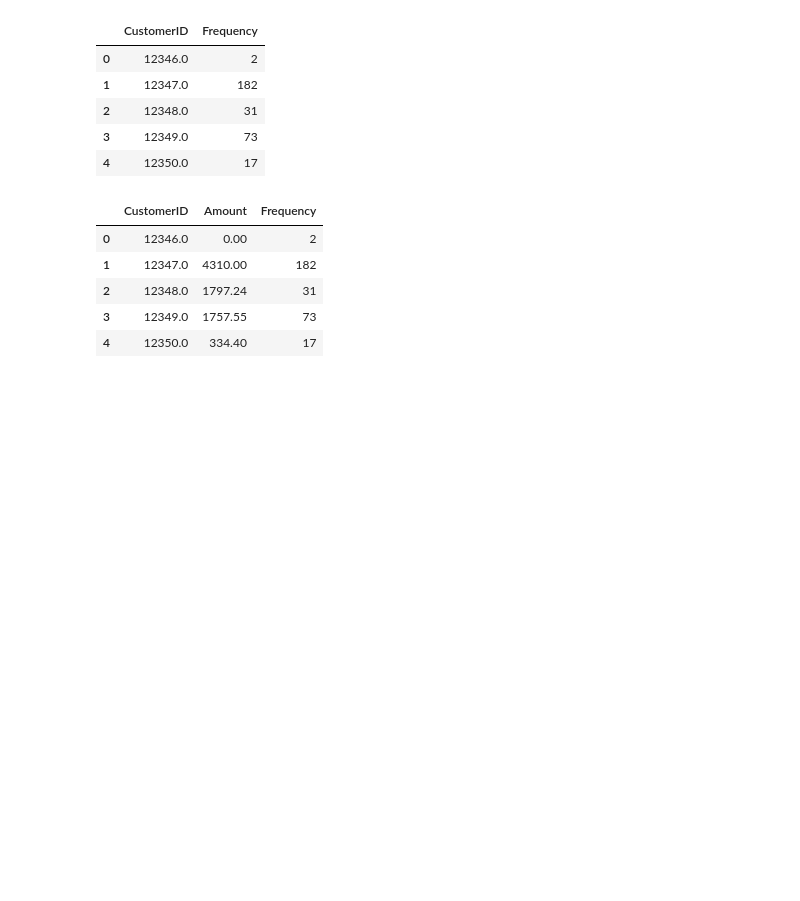
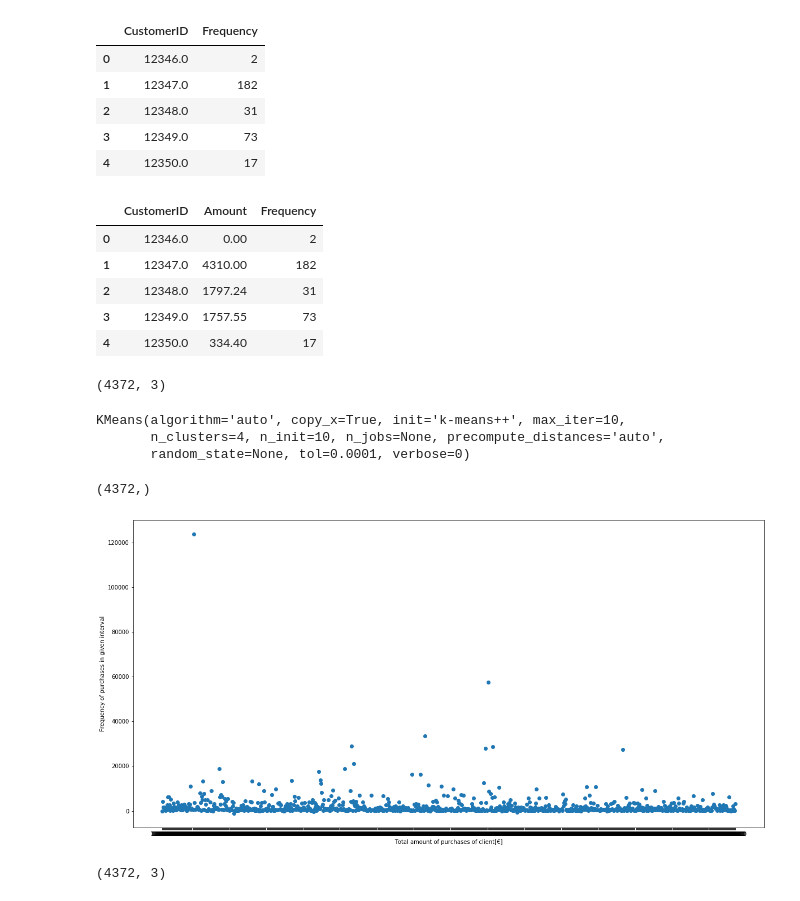
Before and after one commit to dennis-grinwald/tubddscourse, a Jupyter notebook: ml_part/day3_unsupervised/solutions_practice_clustering.ipynb, the cells around one changed output. Saved outputs shown, nothing was run; the diff lists cells and outputs as text; code cells hidden in the pictures; blank space fills up the shorter version.

```diff
--- a/ml_part/day3_unsupervised/solutions_practice_clustering.ipynb
+++ b/ml_part/day3_unsupervised/solutions_practice_clustering.ipynb
@@ -109,0 +113,9 @@ new_df.head()
+# %%
+# Rescale the attributes
+
+scaler = StandardScaler()
+
+final_data = scaler.fit_transform(new_df)
+final_data.shape
+# %% [output]
+(4372, 3)
@@ -109,0 +124,18 @@ new_df.head()
+# %%
+model.fit(final_data)
+# %% [output]
+KMeans(algorithm='auto', copy_x=True, init='k-means++', max_iter=10,
+       n_clusters=4, n_init=10, n_jobs=None, precompute_distances='auto',
+       random_state=None, tol=0.0001, verbose=0)
+# %%
+model.labels_.shape
+# %% [output]
+(4372,)
+# %%
+fig = plt.figure(figsize=(20,10))
+plt.scatter(new_df.iloc[:1000,0], new_df.iloc[:1000,1])
+plt.xlabel('Total amount of purchases of client[€]')
+plt.ylabel('Frequency of purchases in given interval')
+plt.show()
+# %% [output]
+[figure, added]
@@ -109,0 +150,4 @@ new_df.head()
+# %%
+scores.shape
+# %% [output]
+(4372, 3)
```
Also changed, not shown: parts of 4 cells of this notebook.
